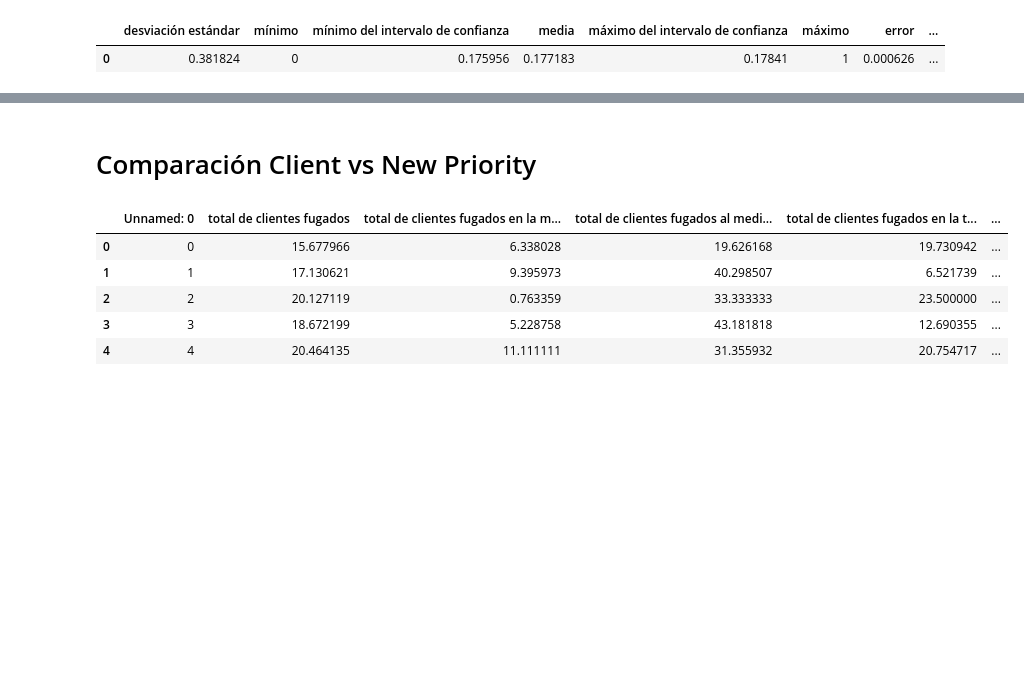
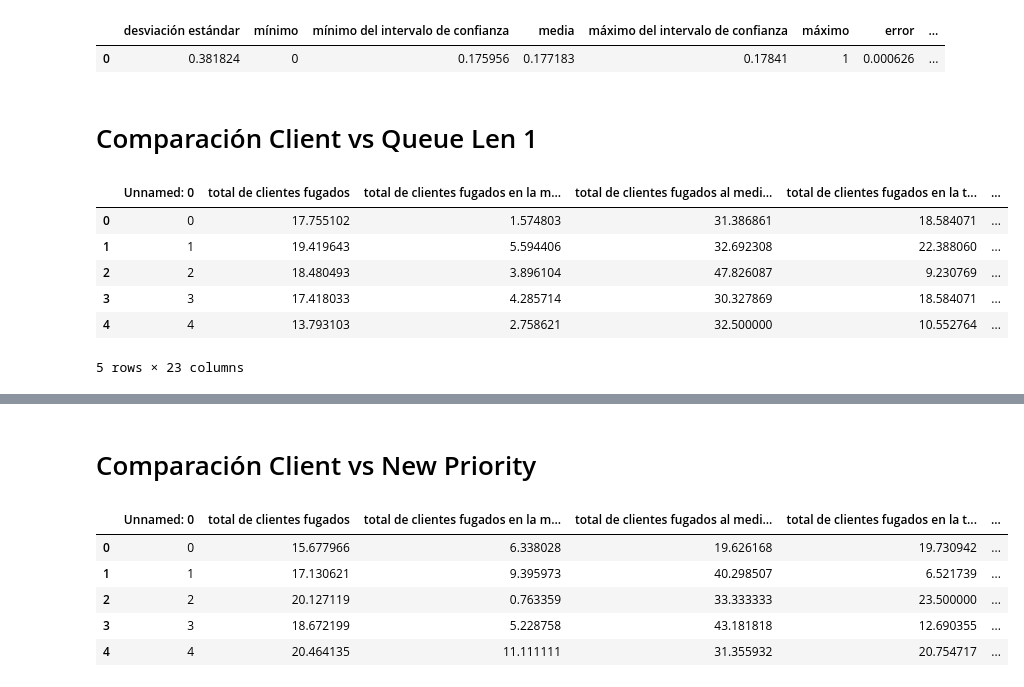
Before and after one commit to mia-uc/waiting-list-simulation, a Jupyter notebook: notebooks/cmp.ipynb, the cells around one changed output, grey strips where cells are left out. Cells and saved outputs as stored; diff of their text form; code cells hidden in the pictures; blank space fills up the shorter version.

Commit message:
feat: :sparkles: queue cmp

```diff
--- a/notebooks/cmp.ipynb
+++ b/notebooks/cmp.ipynb
@@ -151,3 +151,16 @@ pd.DataFrame([compute_stats(z)])
 # %% [output]
 |  | desviación estándar | mínimo | mínimo del intervalo de confianza | media | máximo del intervalo de confianza | máximo | error | ... |
 | 0 | 0.381824 | 0 | 0.175956 | 0.177183 | 0.17841 | 1 | 0.000626 | ... |
+# %% [markdown]
+# Comparación Client vs Queue Len 1
+# %%
+clients_q_1 = pd.read_csv('clients_q_1.csv')
+clients_q_1.head()
+# %% [output]
+|  | Unnamed: 0 | total de clientes fugados | total de clientes fugados en la m... | total de clientes fugados al medi... | total de clientes fugados en la t... | ... |
+| 0 | 0 | 17.755102 | 1.574803 | 31.386861 | 18.584071 | ... |
+| 1 | 1 | 19.419643 | 5.594406 | 32.692308 | 22.388060 | ... |
+| 2 | 2 | 18.480493 | 3.896104 | 47.826087 | 9.230769 | ... |
+| 3 | 3 | 17.418033 | 4.285714 | 30.327869 | 18.584071 | ... |
+| 4 | 4 | 13.793103 | 2.758621 | 32.500000 | 10.552764 | ... |
+5 rows × 23 columns
```
Also changed, not shown: parts of 8 cells of this notebook, 1 other file.
